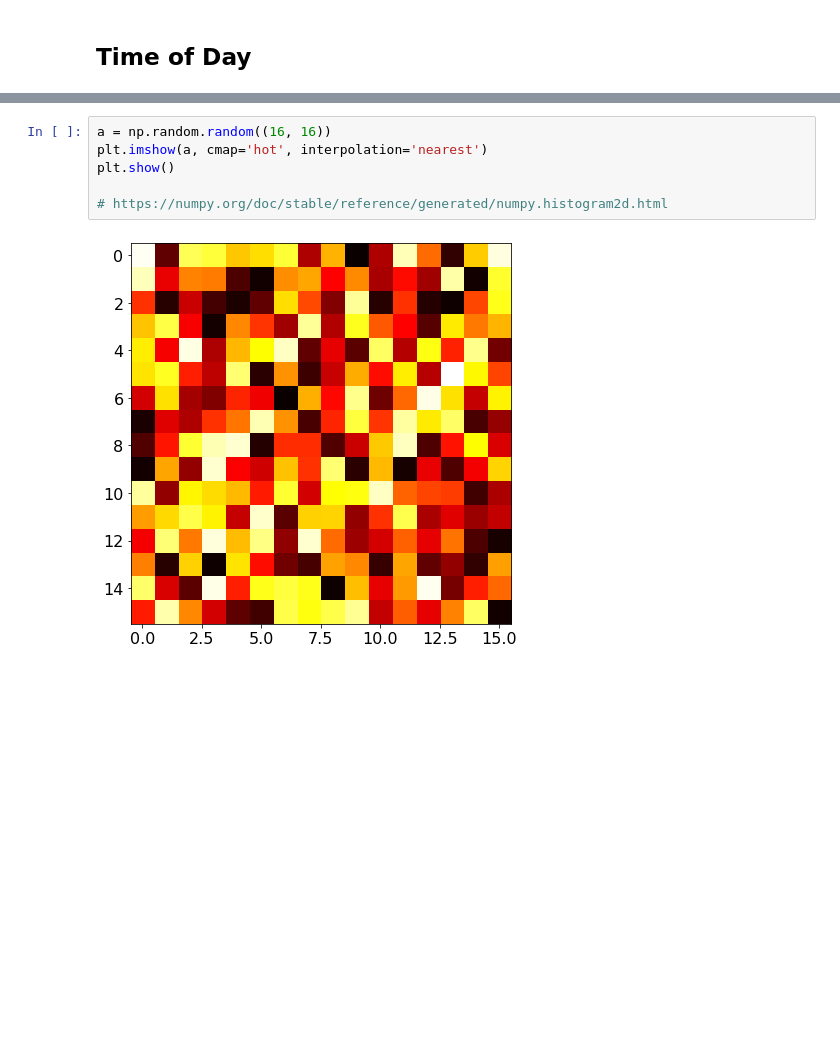
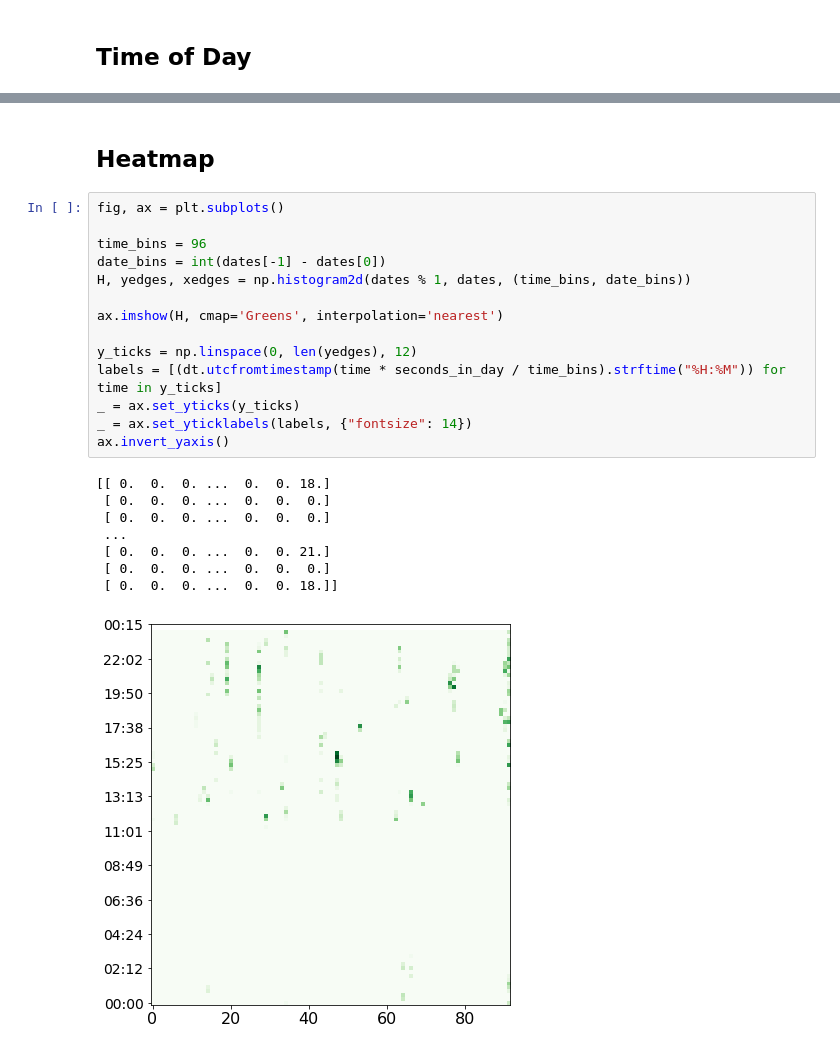
Before and after one commit to qhyun2/DVATIHCRBMCS136C, a Jupyter notebook: Visualizations.ipynb, the cells around one changed output, grey strips where cells are left out. Cells and saved outputs as stored; diff of their text form; blank space fills up the shorter version.

```diff
--- a/Visualizations.ipynb
+++ b/Visualizations.ipynb
@@ -59,8 +116,25 @@ _ = plt.xticks(rotation=60)
-# %%
-a = np.random.random((16, 16))
-plt.imshow(a, cmap='hot', interpolation='nearest')
-plt.show()
-
-# https://numpy.org/doc/stable/reference/generated/numpy.histogram2d.html
-# %% [output]
-[figure, removed]
+# %% [markdown]
+## Heatmap
+# %%
+fig, ax = plt.subplots()
+
+time_bins = 96
+date_bins = int(dates[-1] - dates[0])
+H, yedges, xedges = np.histogram2d(dates % 1, dates, (time_bins, date_bins))
+
+ax.imshow(H, cmap='Greens', interpolation='nearest')
+
+y_ticks = np.linspace(0, len(yedges), 12)
+labels = [(dt.utcfromtimestamp(time * seconds_in_day / time_bins).strftime("%H:%M")) for time in y_ticks]
+_ = ax.set_yticks(y_ticks)
+_ = ax.set_yticklabels(labels, {"fontsize": 14})
+ax.invert_yaxis()
+# %% [output]
+[[ 0.  0.  0. ...  0.  0. 18.]
+ [ 0.  0.  0. ...  0.  0.  0.]
+ [ 0.  0.  0. ...  0.  0.  0.]
+ ...
+ [ 0.  0.  0. ...  0.  0. 21.]
+ [ 0.  0.  0. ...  0.  0.  0.]
+ [ 0.  0.  0. ...  0.  0. 18.]]
+[figure, added]
```
Also changed, not shown: parts of 7 cells of this notebook.
